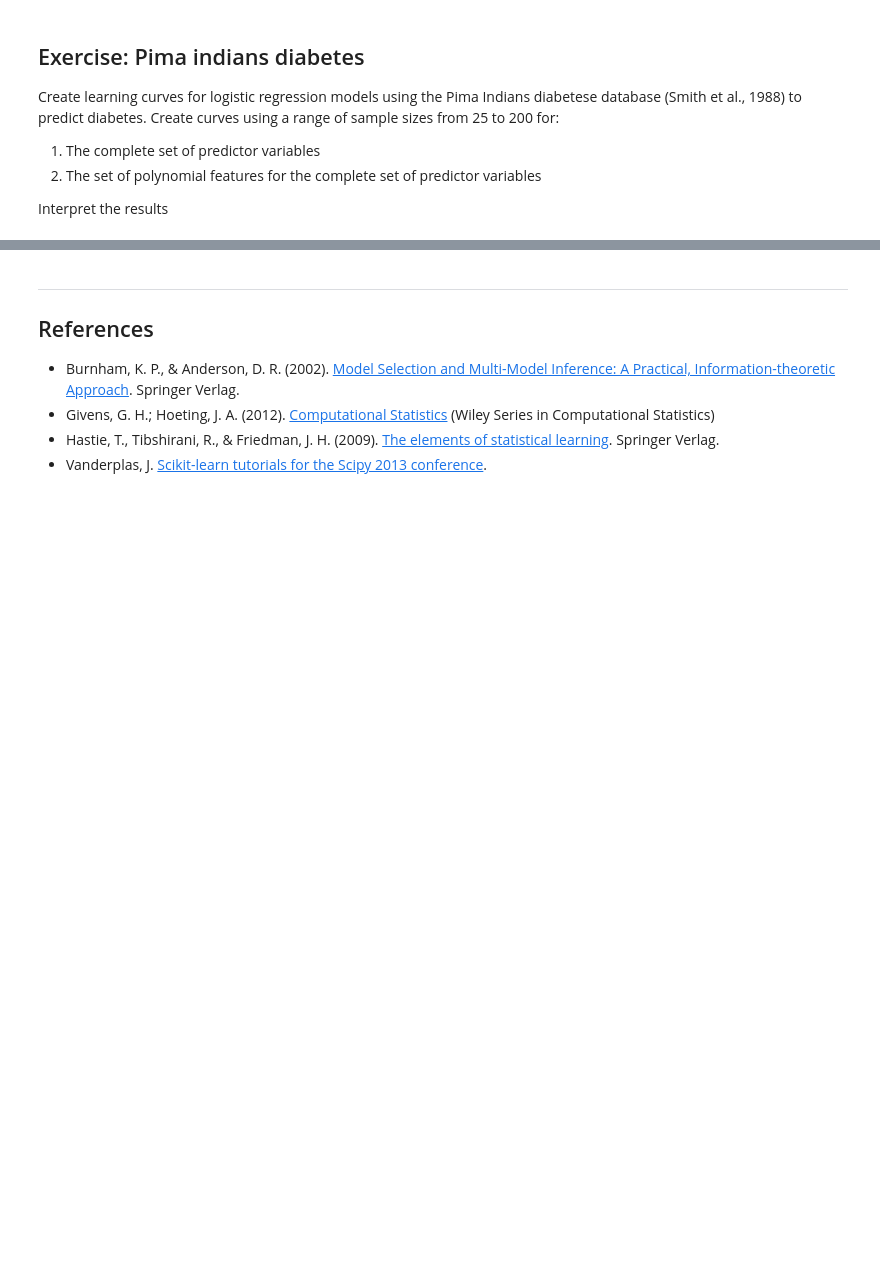
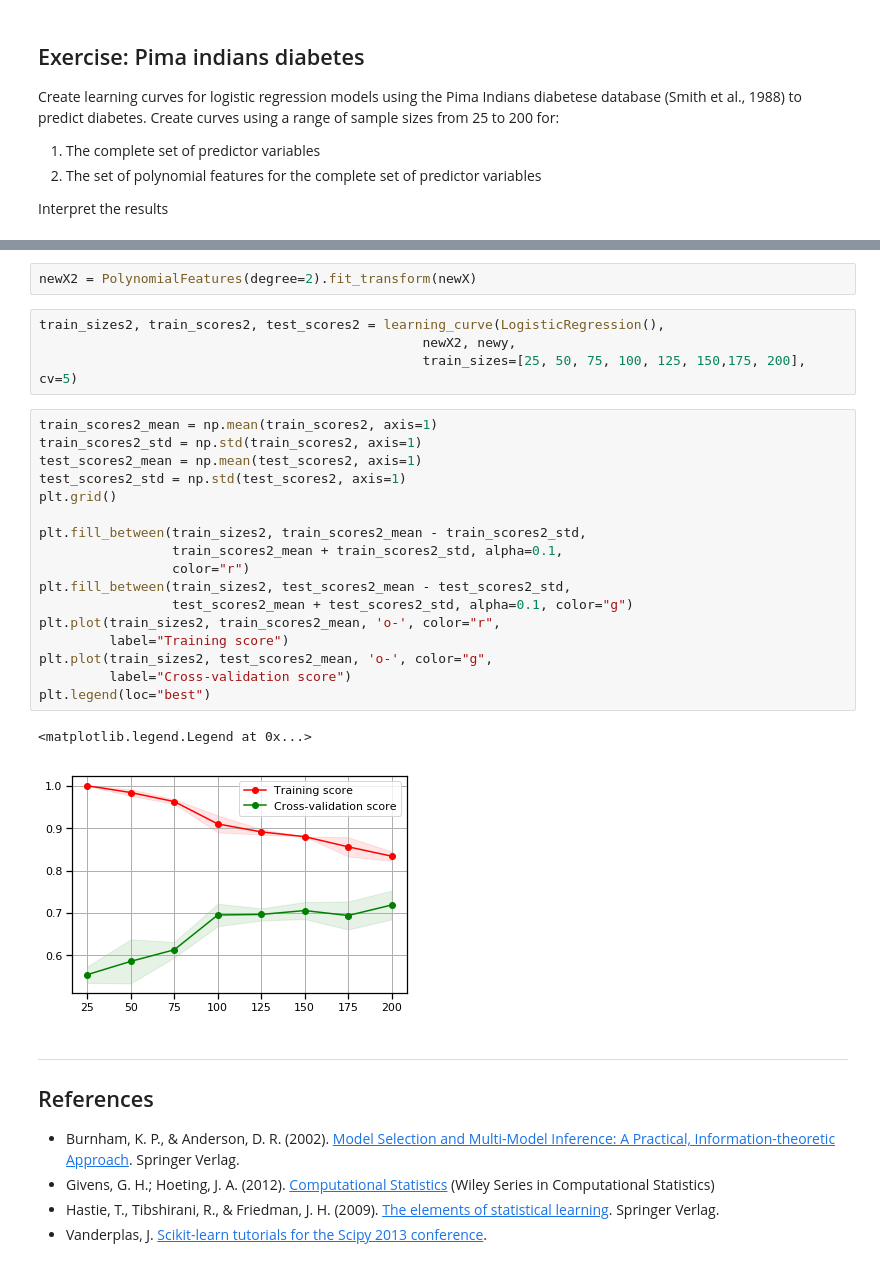
Before and after one commit to ntjames/Bios8366, a Jupyter notebook: notebooks/Section6_3-Model-Selection-and-Validation.ipynb, the cells around one changed output, grey strips where cells are left out. Saved outputs shown, nothing was run; the diff lists cells and outputs as text; blank space fills up the shorter version.

```diff
--- a/notebooks/Section6_3-Model-Selection-and-Validation.ipynb
+++ b/notebooks/Section6_3-Model-Selection-and-Validation.ipynb
@@ -750,3 +788,29 @@ pima_diabetes.head()
+# %%
+newX2 = PolynomialFeatures(degree=2).fit_transform(newX)
+# %%
+train_sizes2, train_scores2, test_scores2 = learning_curve(LogisticRegression(),
+                                                 newX2, newy,
+                                                 train_sizes=[25, 50, 75, 100, 125, 150,175, 200], cv=5)
+# %%
+train_scores2_mean = np.mean(train_scores2, axis=1)
+train_scores2_std = np.std(train_scores2, axis=1)
+test_scores2_mean = np.mean(test_scores2, axis=1)
+test_scores2_std = np.std(test_scores2, axis=1)
+plt.grid()
+
+plt.fill_between(train_sizes2, train_scores2_mean - train_scores2_std,
+                 train_scores2_mean + train_scores2_std, alpha=0.1,
+                 color="r")
+plt.fill_between(train_sizes2, test_scores2_mean - test_scores2_std,
+                 test_scores2_mean + test_scores2_std, alpha=0.1, color="g")
+plt.plot(train_sizes2, train_scores2_mean, 'o-', color="r",
+         label="Training score")
+plt.plot(train_sizes2, test_scores2_mean, 'o-', color="g",
+         label="Cross-validation score")
+plt.legend(loc="best")
+# %% [output]
+<matplotlib.legend.Legend at 0x...>
+[figure, added]
 # %% [markdown]
 ---
 ## References
```
Also changed, not shown: parts of 14 cells of this notebook.
